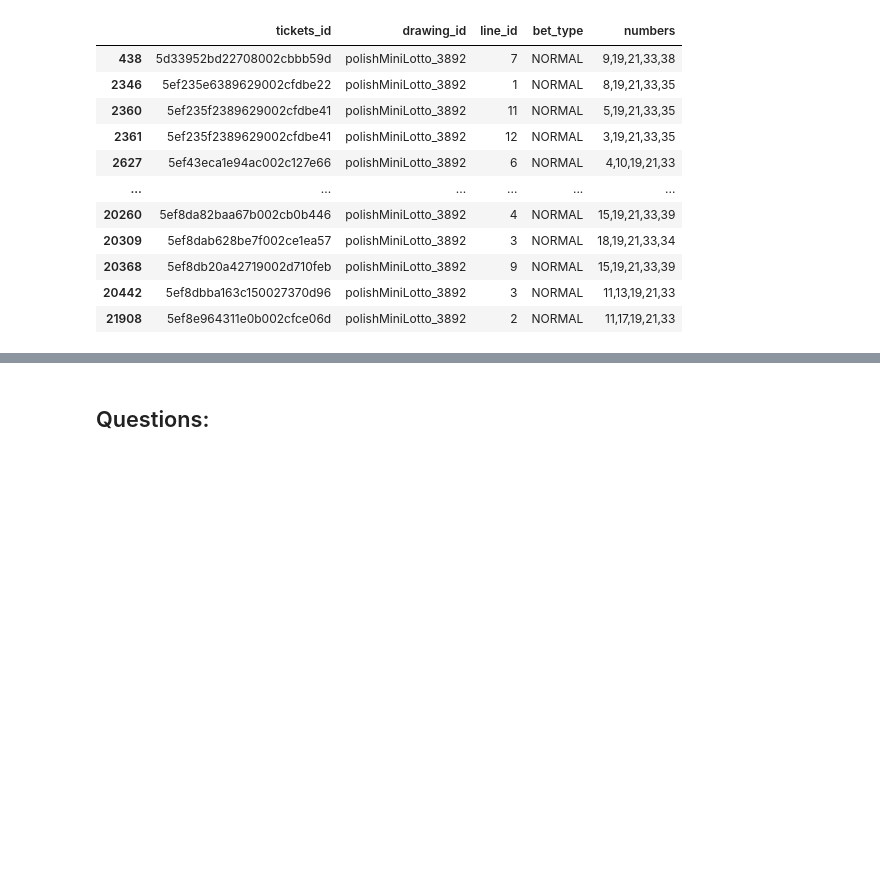
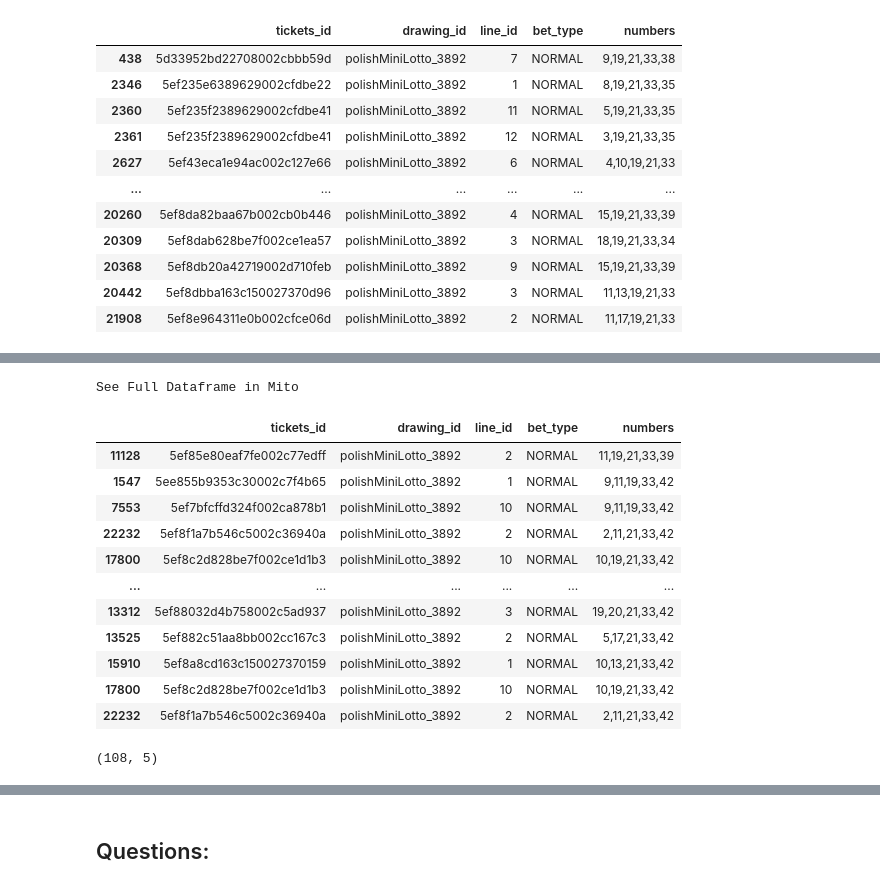
Before and after one commit to KonuTech/lotto1, a Jupyter notebook: assignment_01.ipynb, the cells around one changed output, grey strips where cells are left out. Drawn from its saved outputs; the diff is of its cells as text; code cells hidden in the pictures; blank space fills up the shorter version.

```diff
--- a/assignment_01.ipynb
+++ b/assignment_01.ipynb
@@ -766,0 +1258,20 @@ See Full Dataframe in Mito
+# %%
+winnings
+# %% [output]
+See Full Dataframe in Mito
+|  | tickets_id | drawing_id | line_id | bet_type | numbers |
+| 11128 | 5ef85e80eaf7fe002c77edff | polishMiniLotto_3892 | 2 | NORMAL | 11,19,21,33,39 |
+| 1547 | 5ee855b9353c30002c7f4b65 | polishMiniLotto_3892 | 1 | NORMAL | 9,11,19,33,42 |
+| 7553 | 5ef7bfcffd324f002ca878b1 | polishMiniLotto_3892 | 10 | NORMAL | 9,11,19,33,42 |
+| 22232 | 5ef8f1a7b546c5002c36940a | polishMiniLotto_3892 | 2 | NORMAL | 2,11,21,33,42 |
+| 17800 | 5ef8c2d828be7f002ce1d1b3 | polishMiniLotto_3892 | 10 | NORMAL | 10,19,21,33,42 |
+| ... | ... | ... | ... | ... | ... |
+| 13312 | 5ef88032d4b758002c5ad937 | polishMiniLotto_3892 | 3 | NORMAL | 19,20,21,33,42 |
+| 13525 | 5ef882c51aa8bb002cc167c3 | polishMiniLotto_3892 | 2 | NORMAL | 5,17,21,33,42 |
+| 15910 | 5ef8a8cd163c150027370159 | polishMiniLotto_3892 | 1 | NORMAL | 10,13,21,33,42 |
+| 17800 | 5ef8c2d828be7f002ce1d1b3 | polishMiniLotto_3892 | 10 | NORMAL | 10,19,21,33,42 |
+| 22232 | 5ef8f1a7b546c5002c36940a | polishMiniLotto_3892 | 2 | NORMAL | 2,11,21,33,42 |
+# %%
+winnings.shape
+# %% [output]
+(108, 5)
```
Also changed, not shown: parts of 80 cells of this notebook, 10 other files.
